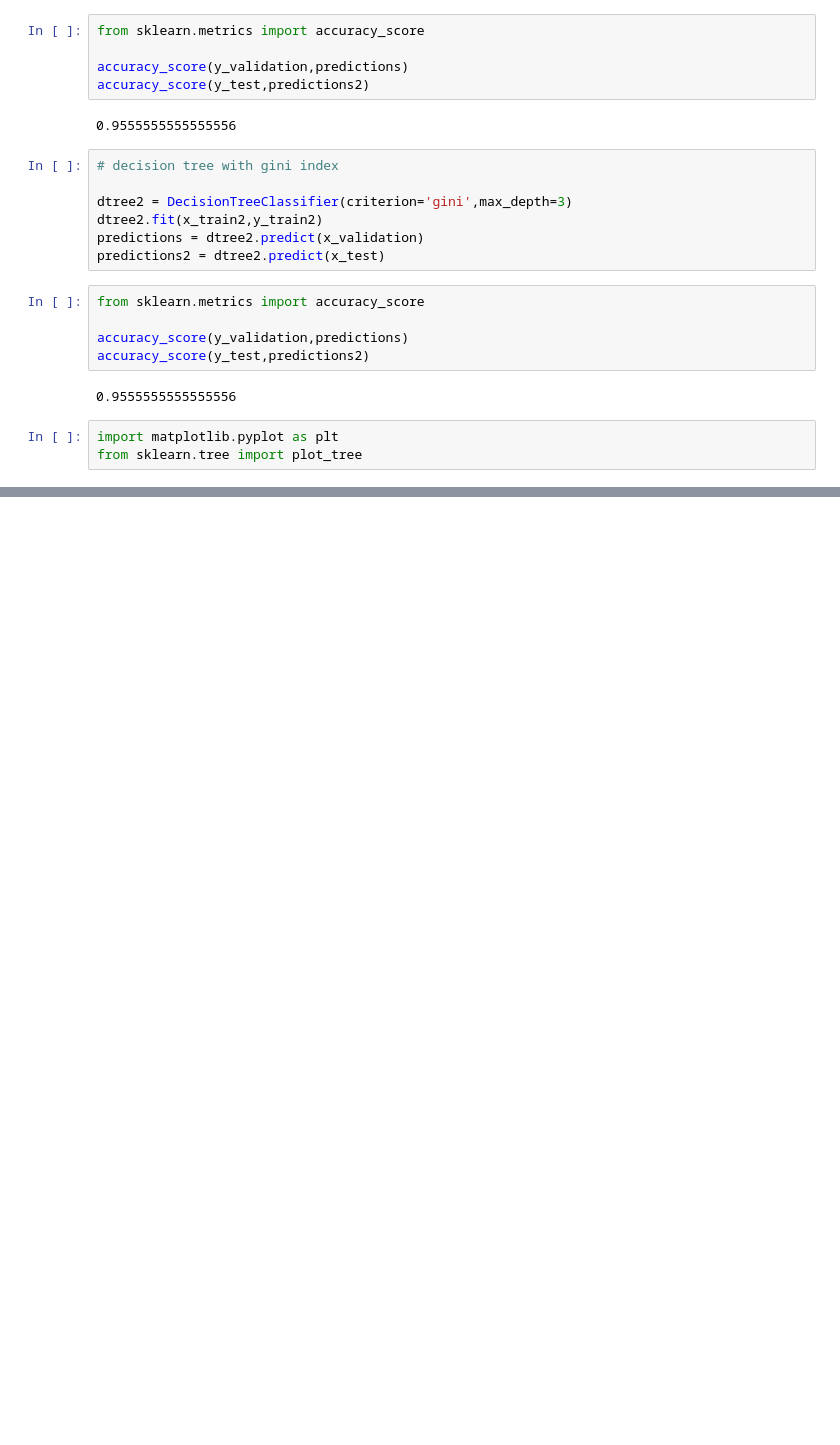
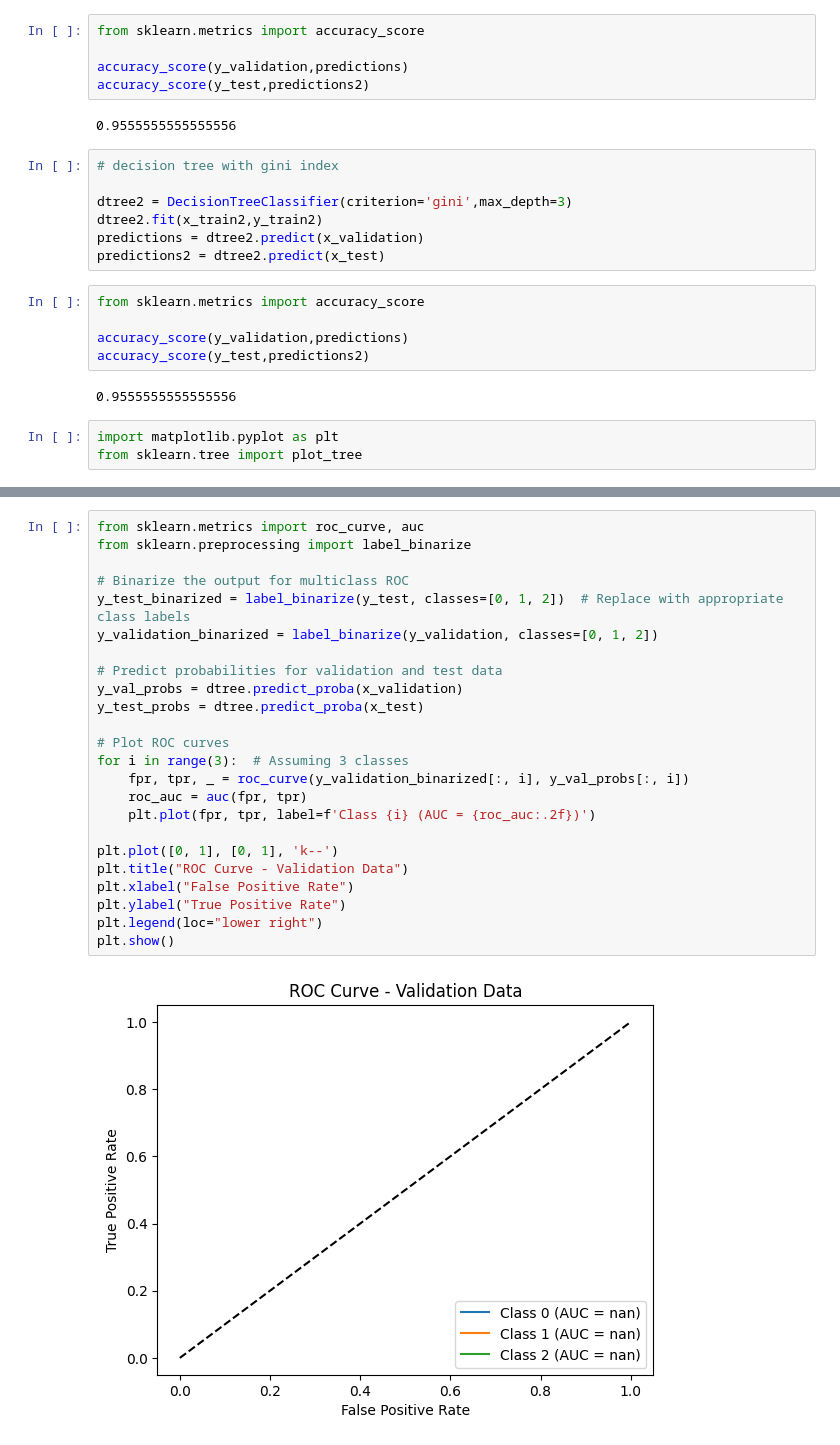
Before and after one commit to omkar2005203/AML_assignment_labs, a Jupyter notebook: Assignment_1/decision_tree.ipynb, the cells around one changed output, grey strips where cells are left out. Drawn from its saved outputs; the diff is of its cells as text; blank space fills up the shorter version.

```diff
--- a/Assignment_1/decision_tree.ipynb
+++ b/Assignment_1/decision_tree.ipynb
@@ -93,0 +113,26 @@ a = plot_tree(dtree,feature_names=df.columns,fontsize=12,filled=True,class_names
+# %%
+from sklearn.metrics import roc_curve, auc
+from sklearn.preprocessing import label_binarize
+
+# Binarize the output for multiclass ROC
+y_test_binarized = label_binarize(y_test, classes=[0, 1, 2])  # Replace with appropriate class labels
+y_validation_binarized = label_binarize(y_validation, classes=[0, 1, 2])
+
+# Predict probabilities for validation and test data
+y_val_probs = dtree.predict_proba(x_validation)
+y_test_probs = dtree.predict_proba(x_test)
+
+# Plot ROC curves
+for i in range(3):  # Assuming 3 classes
+    fpr, tpr, _ = roc_curve(y_validation_binarized[:, i], y_val_probs[:, i])
+    roc_auc = auc(fpr, tpr)
+    plt.plot(fpr, tpr, label=f'Class {i} (AUC = {roc_auc:.2f})')
+
+plt.plot([0, 1], [0, 1], 'k--')
+plt.title("ROC Curve - Validation Data")
+plt.xlabel("False Positive Rate")
+plt.ylabel("True Positive Rate")
+plt.legend(loc="lower right")
+plt.show()
+# %% [output]
+[figure, added]
```
Also changed, not shown: parts of 3 cells of this notebook.
